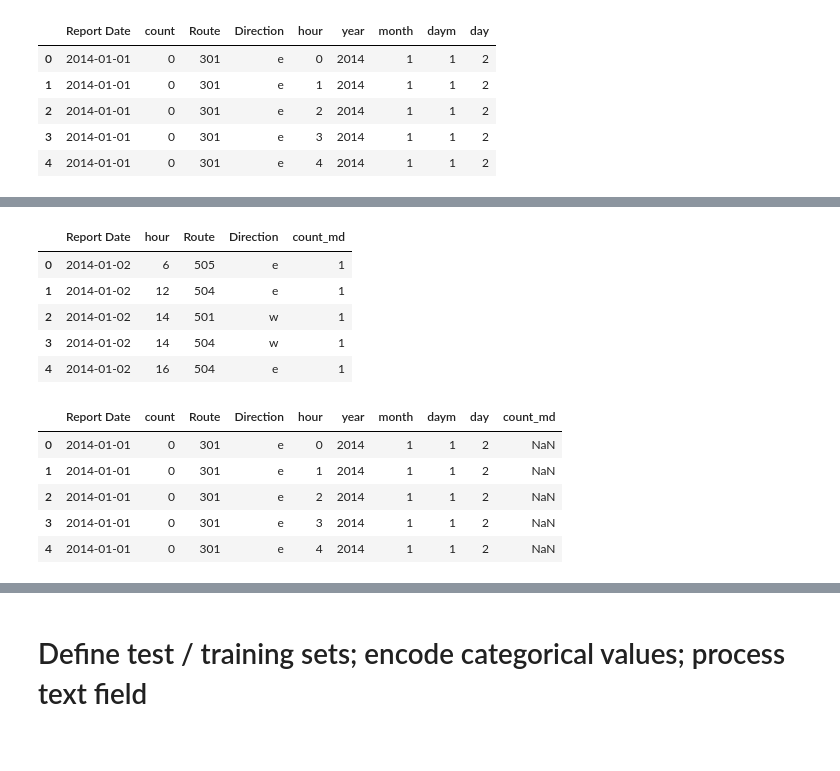
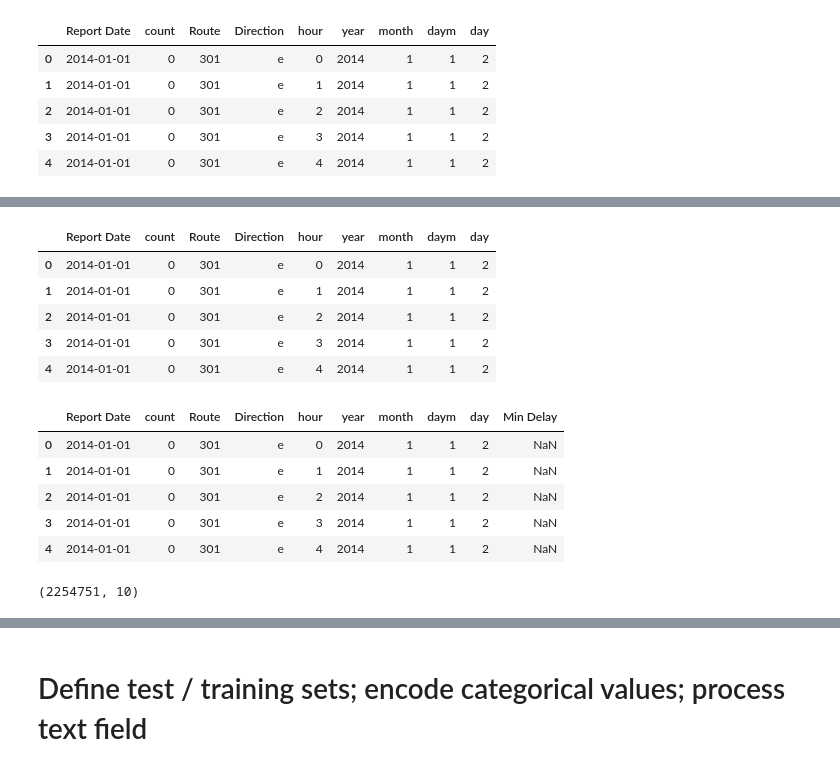
Before and after one commit to ryanmark1867/manning, a Jupyter notebook: streetcar_DL_refactored.ipynb, the cells around one changed output, grey strips where cells are left out. Drawn from its saved outputs; the diff is of its cells as text; code cells hidden in the pictures.

```diff
--- a/streetcar_DL_refactored.ipynb
+++ b/streetcar_DL_refactored.ipynb
@@ -612,12 +572,13 @@ result2.head()
 | 3 | 2014-01-01 | 0 | 301 | e | 3 | 2014 | 1 | 1 | 2 |
 | 4 | 2014-01-01 | 0 | 301 | e | 4 | 2014 | 1 | 1 | 2 |
 # %%
-merged_data = merged_data.drop(['Time','Day',
+merged_data = merged_data.drop(['Time',
  'Report Date Time',
  'year',
  'month',
  'daym',
- 'time_of_day',],axis=1)
+ 'time_of_day','Min Gap','Location','Incident','Vehicle','target','Day'
+                               ],axis=1)
 # %%
 merged_data.head()
 # %% [output]
@@ -631,30 +592,34 @@ merged_data.head()
 # %%
-md_check.head()
+result2.head()
 # %% [output]
-|  | Report Date | hour | Route | Direction | count_md |
-| 0 | 2014-01-02 | 6 | 505 | e | 1 |
-| 1 | 2014-01-02 | 12 | 504 | e | 1 |
-| 2 | 2014-01-02 | 14 | 501 | w | 1 |
-| 3 | 2014-01-02 | 14 | 504 | w | 1 |
-| 4 | 2014-01-02 | 16 | 504 | e | 1 |
+|  | Report Date | count | Route | Direction | hour | year | month | daym | day |
+| 0 | 2014-01-01 | 0 | 301 | e | 0 | 2014 | 1 | 1 | 2 |
+| 1 | 2014-01-01 | 0 | 301 | e | 1 | 2014 | 1 | 1 | 2 |
+| 2 | 2014-01-01 | 0 | 301 | e | 2 | 2014 | 1 | 1 | 2 |
+| 3 | 2014-01-01 | 0 | 301 | e | 3 | 2014 | 1 | 1 | 2 |
+| 4 | 2014-01-01 | 0 | 301 | e | 4 | 2014 | 1 | 1 | 2 |
 # %%
 # join the refactored dataframe with the original dataframe to get superset dataframe
 
 # result = pd.merge(left, right, how='left', on=['key1', 'key2'])
 # result3 = pd.merge(result2,merged_data,how='left', on=['Report Date','Route','Direction','hour'])
 
 # md_check
-result3 = pd.merge(result2,md_check ,how='left', on=['Report Date','Route','Direction','hour'])
+result3 = pd.merge(result2,merged_data ,how='left', on=['Report Date','Route','Direction','hour'])
 
 # result3 = pd.merge(result2,merged_data,how='left', on=['Direction'])
 
 # result3 = pd.merge(result2,merged_data,how='left', on=['Report Date','Route'])
 #rr_bit = pd.merge(r_bit,m_bit,how='left', on=['Route'])
 result3.head()
 # %% [output]
-|  | Report Date | count | Route | Direction | hour | year | month | daym | day | count_md |
+|  | Report Date | count | Route | Direction | hour | year | month | daym | day | Min Delay |
 | 0 | 2014-01-01 | 0 | 301 | e | 0 | 2014 | 1 | 1 | 2 | NaN |
 | 1 | 2014-01-01 | 0 | 301 | e | 1 | 2014 | 1 | 1 | 2 | NaN |
 | 2 | 2014-01-01 | 0 | 301 | e | 2 | 2014 | 1 | 1 | 2 | NaN |
 | 3 | 2014-01-01 | 0 | 301 | e | 3 | 2014 | 1 | 1 | 2 | NaN |
 | 4 | 2014-01-01 | 0 | 301 | e | 4 | 2014 | 1 | 1 | 2 | NaN |
+# %%
+result3.shape
+# %% [output]
+(2254751, 10)
```
Also changed, not shown: parts of 49 cells of this notebook.
